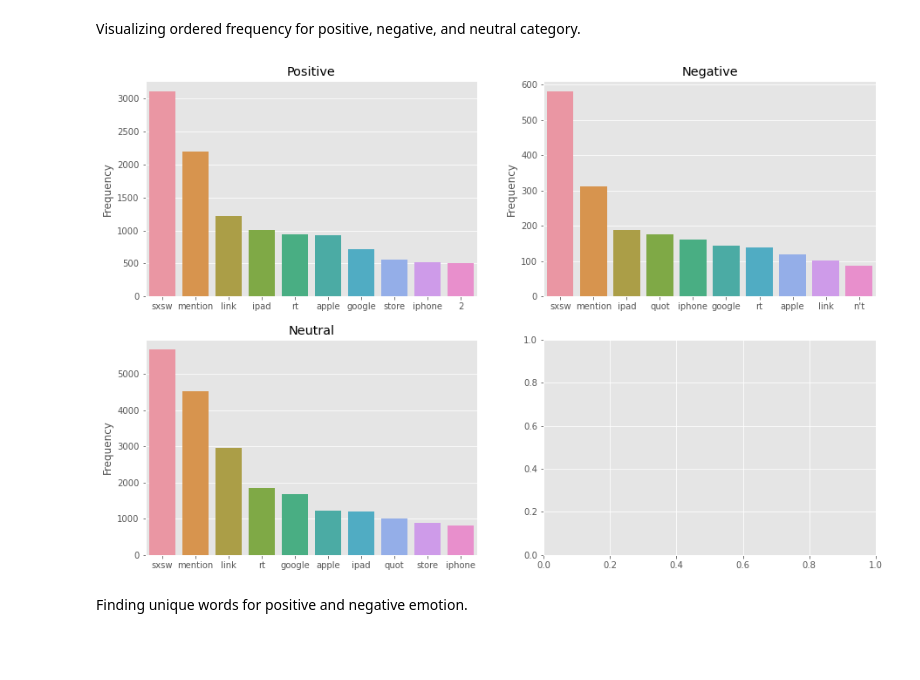
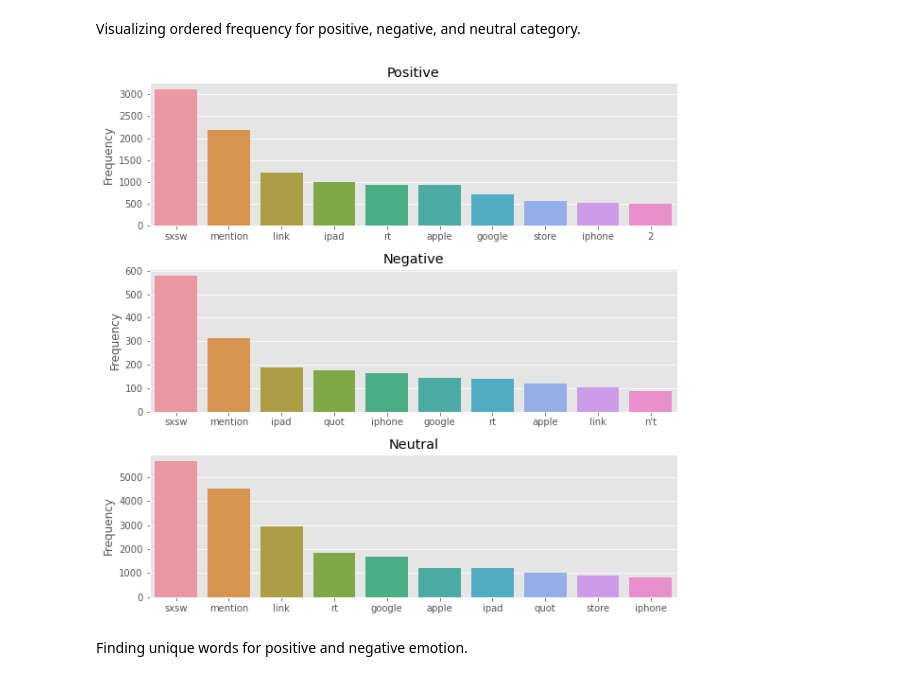
Before and after one commit to AColocho/Tweet_sentiment, a Jupyter notebook: analysis.ipynb, the cells around one changed output. Cells and saved outputs as stored; diff of their text form; code cells hidden in the pictures; blank space fills up the shorter version.

```diff
--- a/analysis.ipynb
+++ b/analysis.ipynb
@@ -172,24 +172,22 @@ orderedNeutral = {k: v for k, v in sorted(freqNeutral.items(), key=lambda item:
 Visualizing ordered frequency for positive, negative, and neutral category.
 # %%
 with plt.style.context('ggplot'):
-    fig, ax = plt.subplots(nrows=2, ncols=2,figsize=(15,10))
+    fig, ax = plt.subplots(nrows=3,figsize=(10,10))
+    fig.subplots_adjust(hspace=.30)
     orderedData = [orderedPositive,orderedNegative,orderedNeutral]
     title = ['Positive','Negative','Neutral']
     i = 0
     for row in ax:
-        for col in row:
-            x = list(orderedData[i].keys())[:10]
-            y = list(orderedData[i].values())[:10]
-            sns.barplot(x,y,ax=col)
-            col.title.set_text(title[i])
-            col.set_ylabel('Frequency')
-            i += 1
-            if i == 3:
-                break
+        x = list(orderedData[i].keys())[:10]
+        y = list(orderedData[i].values())[:10]
+        sns.barplot(x,y,ax=row)
+        row.title.set_text(title[i])
+        row.set_ylabel('Frequency')
+        i += 1
         if i == 3:
             break
 # %% [output]
-[figure, old version]
+[figure, new version]
 # %% [markdown]
 Finding unique words for positive and negative emotion.
 # %%
```
Also changed, not shown: parts of 13 cells of this notebook, 2 other files.
